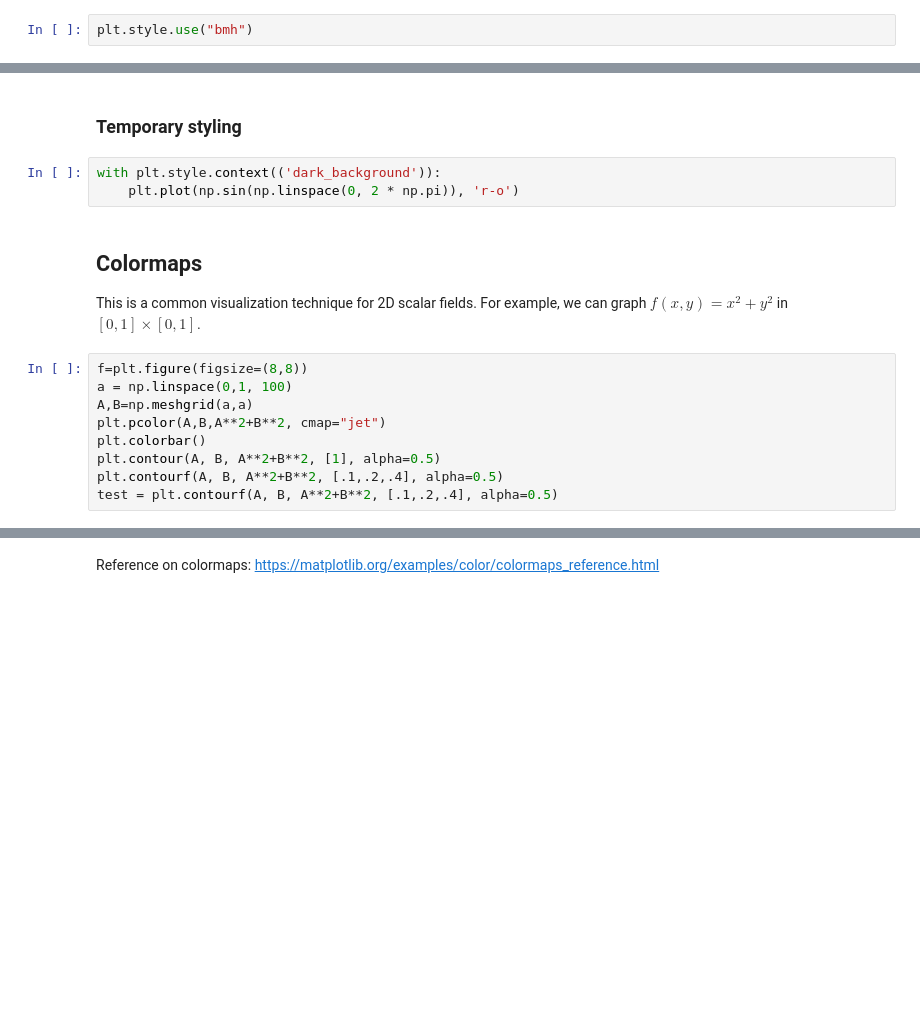
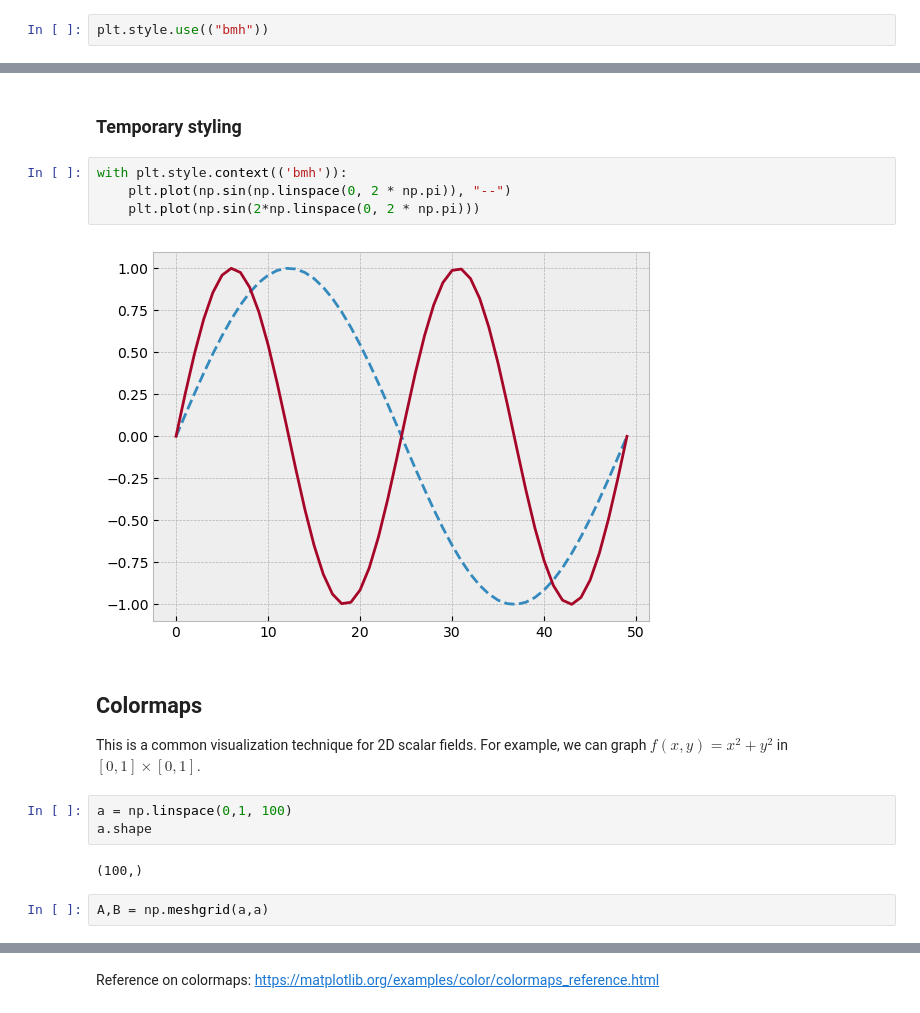
Before and after one commit to julianjica/ScientificComputingI, a Jupyter notebook: Matplotlib/Matplotlib.ipynb, the cells around one changed output, grey strips where cells are left out. Drawn from its saved outputs; the diff is of its cells as text; blank space fills up the shorter version.

```diff
--- a/Matplotlib/Matplotlib.ipynb
+++ b/Matplotlib/Matplotlib.ipynb
@@ -234,5 +245,5 @@ print(plt.style.available)
 # %%
-plt.style.use("bmh")
+plt.style.use(("bmh"))
 # %%
 x = np.linspace(0,1)
 plt.plot(x, x, label = r"$y=x$")
@@ -241,17 +255,18 @@ plt.legend()
 # %% [markdown]
 ### Temporary styling
 # %%
-with plt.style.context(('dark_background')):
-    plt.plot(np.sin(np.linspace(0, 2 * np.pi)), 'r-o')
+with plt.style.context(('bmh')):
+    plt.plot(np.sin(np.linspace(0, 2 * np.pi)), "--")
+    plt.plot(np.sin(2*np.linspace(0, 2 * np.pi)))
+# %% [output]
+[figure, added]
 # %% [markdown]
 ## Colormaps
 This is a common visualization technique for 2D scalar fields. For example, we can graph $f(x,y)=x^2+y^2$ in $[0,1]\times[0,1].$
 # %%
-f=plt.figure(figsize=(8,8))
 a = np.linspace(0,1, 100)
-A,B=np.meshgrid(a,a)
-plt.pcolor(A,B,A**2+B**2, cmap="jet")
-plt.colorbar()
-plt.contour(A, B, A**2+B**2, [1], alpha=0.5)
-plt.contourf(A, B, A**2+B**2, [.1,.2,.4], alpha=0.5)
-test = plt.contourf(A, B, A**2+B**2, [.1,.2,.4], alpha=0.5)
+a.shape
+# %% [output]
+(100,)
+# %%
+A,B = np.meshgrid(a,a)
```
Also changed, not shown: parts of 26 cells of this notebook.
